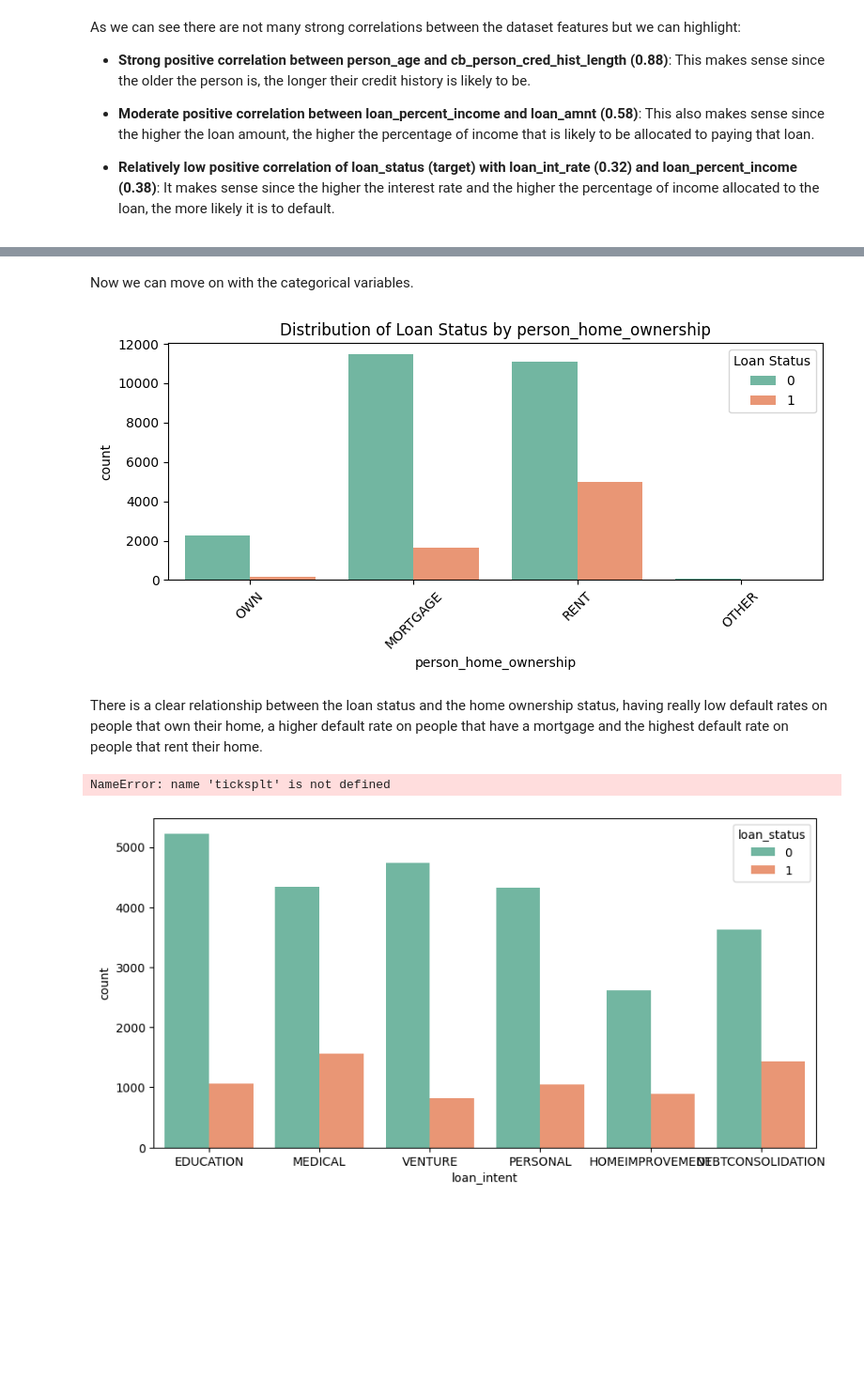
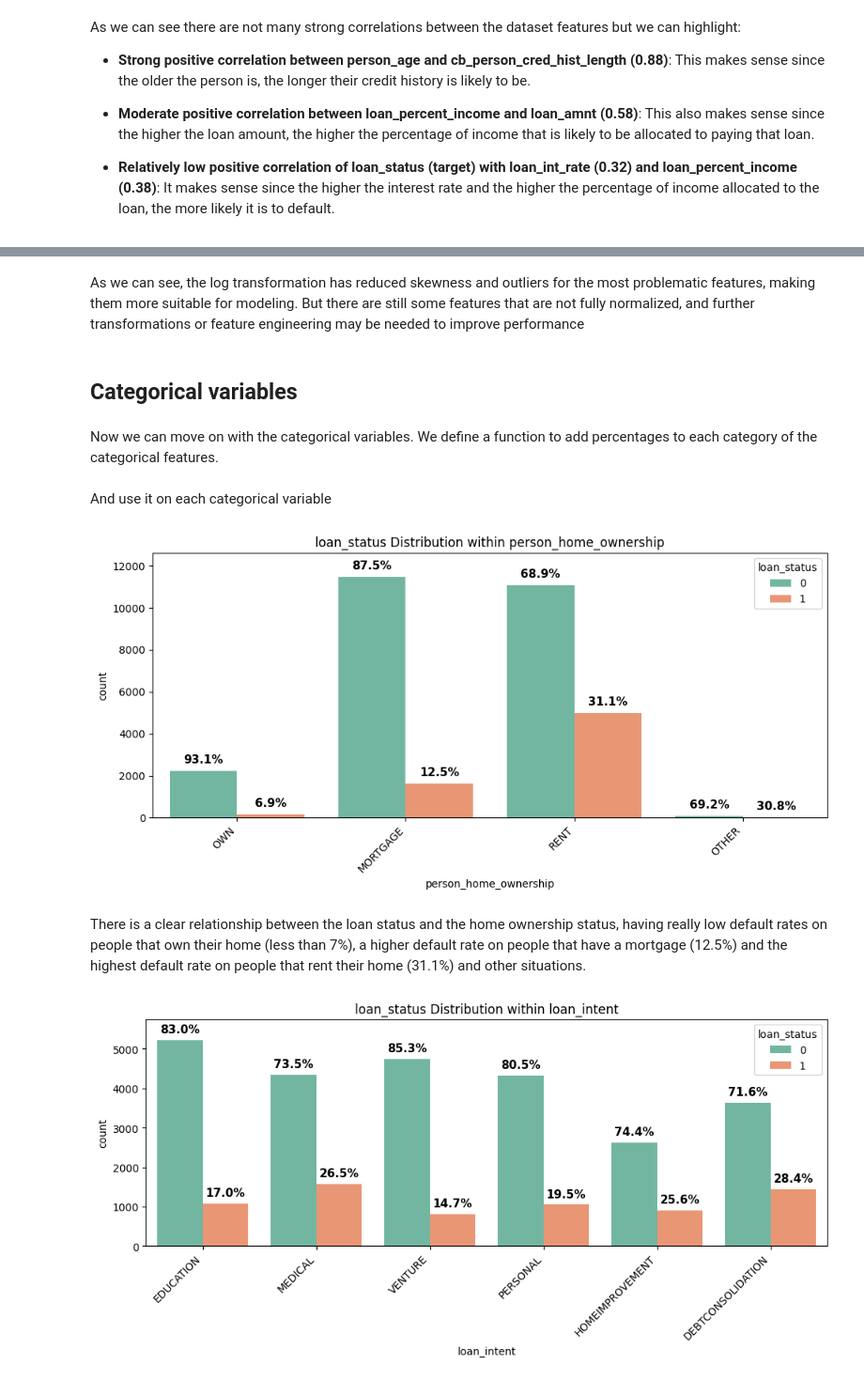
Before and after one commit to AntonioAlbaladejo/credit-risk-engine, a Jupyter notebook: notebooks/exploratory_data_analysis.ipynb, the cells around one changed output, grey strips where cells are left out. Shown at 94% size. Cells and saved outputs as stored; diff of their text form; code cells hidden in the pictures; blank space fills up the shorter version.

Commit message:
Update of data ingestion, EDA and requierements

```diff
--- a/notebooks/exploratory_data_analysis.ipynb
+++ b/notebooks/exploratory_data_analysis.ipynb
@@ -55,0 +116,5 @@ We can see a clear correlation between these two features and the target variabl
+# %%
+#fix the skewed features by log transformation (add 1 to avoid log(0))
+skewed_cols = outlier_df[outlier_df['skew'] > 1].index
+for col in skewed_cols:
+    df[col] = np.log1p(df[col])
@@ -56,2 +166,6 @@ We can see a clear correlation between these two features and the target variabl
+# %% [markdown]
+As we can see, the log transformation has reduced skewness and outliers for the most problematic features, making them more suitable for modeling. But there are still some features that are not fully normalized, and further transformations or feature engineering may be needed to improve performance
+# %% [markdown]
+## Categorical variables
 # %% [markdown]
-Now we can move on with the categorical variables.
+Now we can move on with the categorical variables. We define a function to add percentages to each category of the categorical features.
@@ -58,52 +219,15 @@ Now we can move on with the categorical variables.
+# %% [markdown]
+And use it on each categorical variable
 # %%
-categorical_cols = df.select_dtypes(include=['object']).columns
+categorical_cols = df.select_dtypes(include=['object', 'category']).columns
 
-plt.figure(figsize=(8, 4))
-sns.countplot(x=categorical_cols[0], hue='loan_status', data=df)
-plt.title(f'Distribution of Loan Status by {categorical_cols[0]}')
-plt.xticks(rotation=45)
-plt.legend(title='Loan Status')
-plt.tight_layout()
-plt.show()
+plot_categorical_distribution(df, categorical_cols[0], 'loan_status')
 # %% [output]
-[figure, old version]
+[figure, new version]
 # %% [markdown]
-There is a clear relationship between the loan status and the home ownership status, having really low default rates on people that own their home, a higher default rate on people that have a mortgage and the highest default rate on people that rent their home.
+There is a clear relationship between the loan status and the home ownership status, having really low default rates on people that own their home (less than 7%), a higher default rate on people that have a mortgage (12.5%) and the highest default rate on people that rent their home (31.1%) and other situations.
 # %%
-
-# For the second categorical variable, we can add percentage annotations to the bars since it is harder to visually compare the heigts of the bars across categories.
-x_col = categorical_cols[1]
-group_counts = df.groupby(x_col).size() # Total occurrences of each category
-
-plt.figure(figsize=(10, 5))
-ax = sns.countplot(x=x_col, hue='loan_status', data=df)
-
-all_categories = [t.get_text() for t in ax.get_xticklabels()] # Get the category labels from the x-axis
-
-# Add annotations with percentages on top of the bars
-for p in ax.patches: # Loop through each bar in the plot
-    height = p.get_height() # Get the height of the bar (count of occurrences)
-    category_idx = int(round(p.get_x() + p.get_width() / 2)) # Calculate the index of the category based on the x position of the bar
-    all_categories = [t.get_text() for t in ax.get_xticklabels()] # Get the category labels from the x-axis ticks
-
-    if category_idx < len(all_categories):# Check if the calculated index is within the range of category labels
-        x_category = all_categories[category_idx]# Get the category label corresponding to the bar
-        group_total = group_counts[x_category]# Get the total count for that category from the group counts
-
-        percentage = f'{(100 * height / group_total):.1f}%'# Calculate the percentage of the bar height relative to the total count for that category
-
-        ax.annotate(percentage, # Annotate the percentage on top of the bar
-                    (p.get_x() + p.get_width() / 2., height),
-                    ha='center', va='bottom',
-                    xytext=(0, 5),
-                    textcoords='offset points',
-                    fontsize=11,
-                    fontweight='bold')
-
-plt.title(f'Loan Status Distribution within {x_col}')
-plt.ylim(0, df[x_col].value_counts().max() * 0.95)
-plt.show()
+plot_categorical_distribution(df, categorical_cols[1], 'loan_status')
 # %% [output]
-NameError: name 'ticksplt' is not defined
-[figure, old version]
+[figure, new version]
 # %% [markdown]
```
Also changed, not shown: parts of 29 cells of this notebook, 2 other files.
